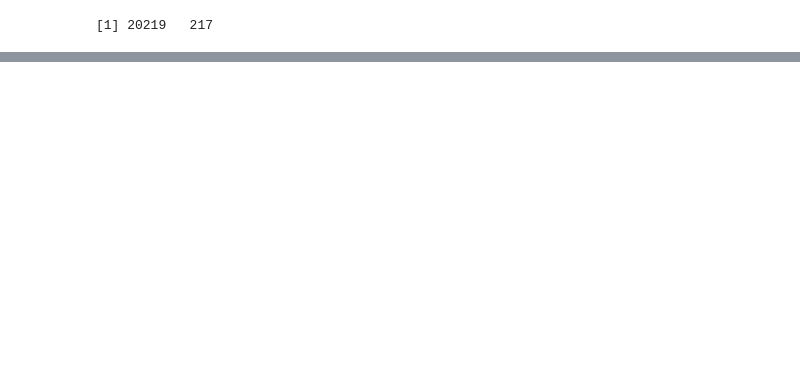
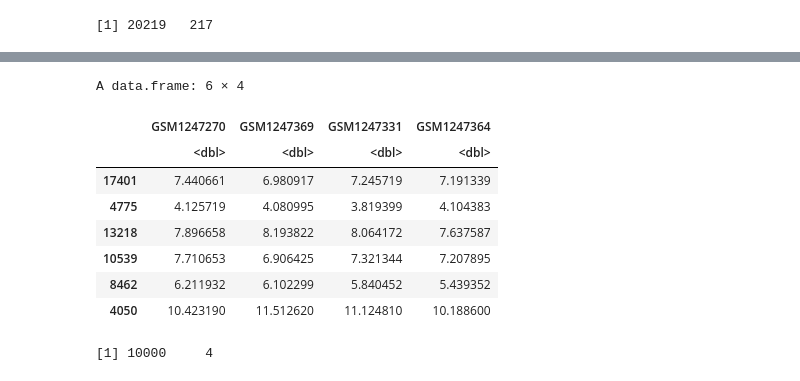
Before and after one commit to almedida/thesis, a Jupyter notebook: simulation.ipynb, the cells around one changed output, grey strips where cells are left out. Cells and saved outputs as stored; diff of their text form; code cells hidden in the pictures; blank space fills up the shorter version.

```diff
--- a/simulation.ipynb
+++ b/simulation.ipynb
@@ -77,0 +79,16 @@ head(selected_samples)
+# %%
+trt_grp1_data = rand_selected_data[trt_grp1]
+head(trt_grp1_data)
+
+dim(trt_grp1_data)
+# %% [output]
+A data.frame: 6 × 4
+|  | GSM1247270 | GSM1247369 | GSM1247331 | GSM1247364 |
+|  | <dbl> | <dbl> | <dbl> | <dbl> |
+| 17401 | 7.440661 | 6.980917 | 7.245719 | 7.191339 |
+| 4775 | 4.125719 | 4.080995 | 3.819399 | 4.104383 |
+| 13218 | 7.896658 | 8.193822 | 8.064172 | 7.637587 |
+| 10539 | 7.710653 | 6.906425 | 7.321344 | 7.207895 |
+| 8462 | 6.211932 | 6.102299 | 5.840452 | 5.439352 |
+| 4050 | 10.423190 | 11.512620 | 11.124810 | 10.188600 |
+[1] 10000     4
```
Also changed, not shown: parts of 10 cells of this notebook.
